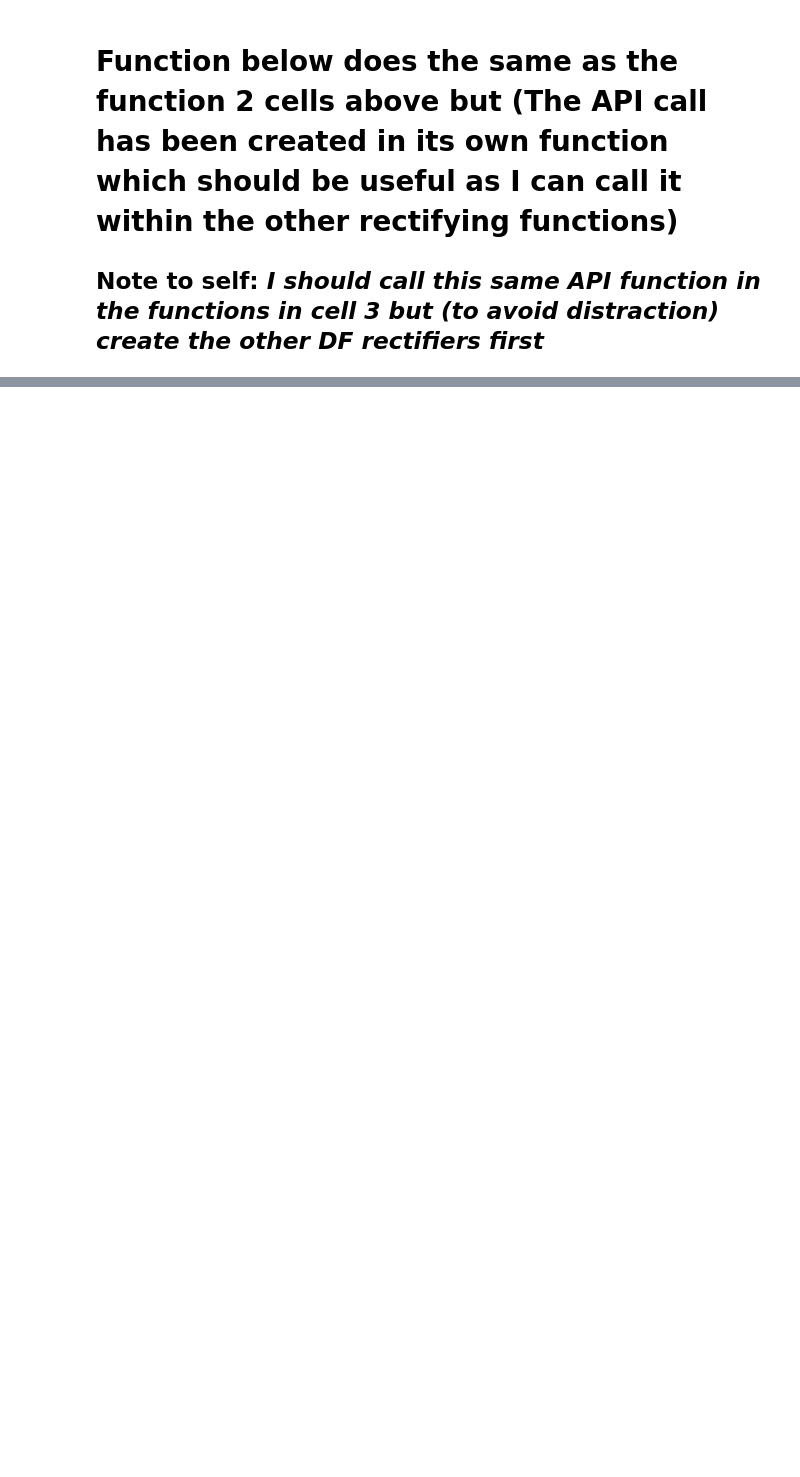
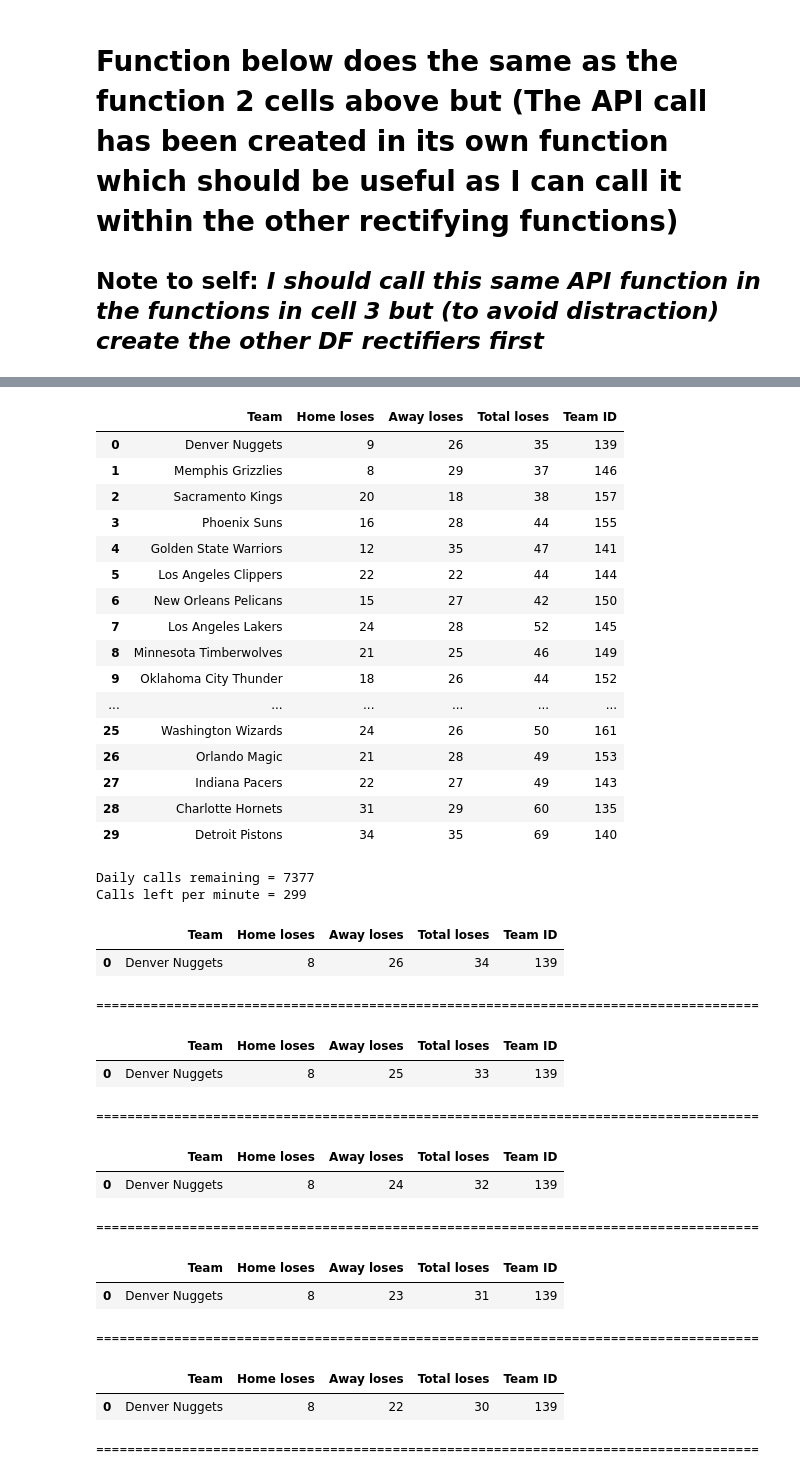
Before and after one commit to adeoyethomas/NBA_2022-2023, a Jupyter notebook: NBA_data.ipynb, the cells around one changed output, grey strips where cells are left out. Drawn from its saved outputs; the diff is of its cells as text; code cells hidden in the pictures; blank space fills up the shorter version.

Commit message:
df's rectified for regular season

```diff
--- a/NBA_data.ipynb
+++ b/NBA_data.ipynb
@@ -456,0 +577,80 @@ def games_won_rectifier(games_won_df):
+# %%
+def games_lost_rectifier(games_lost_df):
+
+    games_lost_df_reg =  games_lost_df.copy()
+    display(games_lost_df)
+# can make following...
+    for index, row in games_lost_df.iterrows():
+        t_id = str(row['Team ID'])
+        response = api_call(t_id, "https://v1.basketball.api-sports.io/games?league=12&season=2022-2023&team="+t_id+"&timezone=America/New_York")
+        games = json.loads(response.text)
+        game_lvl = games['response']
+#...into a function (Make a function for each of the API URLs )
+        for game in game_lvl:
+            game_date = dt.datetime.fromisoformat(game['date']).date()
+            if game_date < datetime(2022, 10, 18).date() or game_date > datetime(2023, 4, 9).date():
+                team_name = row['Team']
+                home_team = game["teams"]["home"]['name']
+                away_team = game["teams"]["away"]['name']
+                home_score = game["scores"]["home"]["total"]
+                away_score = game["scores"]["away"]["total"]
+                if (team_name in home_team) and (home_score < away_score):
+                    games_lost_df_reg.loc[index, "Home loses"] -= 1
+                    games_lost_df_reg.loc[index, "Total loses"] -= 1
+
+                    display(games_lost_df_reg[games_lost_df_reg['Team ID'] == int(t_id)])
+                elif (team_name in away_team) and (away_score < home_score):
+                    games_lost_df_reg.loc[index,"Away loses"] -= 1
+                    games_lost_df_reg.loc[index,"Total loses"] -= 1
+
+                    display(games_lost_df_reg[games_lost_df_reg['Team ID'] == int(t_id)])
+                else:
+                    continue
+            else:
+                continue
+
+            print('=====================================================================================')
+
+            # print('Daily calls remaining = ' + str(daily_calls_remaining))
+            # print('Calls left per minute = ' + str(perMinute_calls_remaining), '\n')
+        else:
+            continue
+        display(games_lost_df_reg)
+    return games_lost_df_reg
+# %%
+games_lost_df_reg = games_lost_rectifier(games_lost_df)
+# %% [output]
+|  | Team | Home loses | Away loses | Total loses | Team ID |
+| 0 | Denver Nuggets | 9 | 26 | 35 | 139 |
+| 1 | Memphis Grizzlies | 8 | 29 | 37 | 146 |
+| 2 | Sacramento Kings | 20 | 18 | 38 | 157 |
+| 3 | Phoenix Suns | 16 | 28 | 44 | 155 |
+| 4 | Golden State Warriors | 12 | 35 | 47 | 141 |
+| 5 | Los Angeles Clippers | 22 | 22 | 44 | 144 |
+| 6 | New Orleans Pelicans | 15 | 27 | 42 | 150 |
+| 7 | Los Angeles Lakers | 24 | 28 | 52 | 145 |
+| 8 | Minnesota Timberwolves | 21 | 25 | 46 | 149 |
+| 9 | Oklahoma City Thunder | 18 | 26 | 44 | 152 |
+| ... | ... | ... | ... | ... | ... |
+| 25 | Washington Wizards | 24 | 26 | 50 | 161 |
+| 26 | Orlando Magic | 21 | 28 | 49 | 153 |
+| 27 | Indiana Pacers | 22 | 27 | 49 | 143 |
+| 28 | Charlotte Hornets | 31 | 29 | 60 | 135 |
+| 29 | Detroit Pistons | 34 | 35 | 69 | 140 |
+Daily calls remaining = 7377
+Calls left per minute = 299
+|  | Team | Home loses | Away loses | Total loses | Team ID |
+| 0 | Denver Nuggets | 8 | 26 | 34 | 139 |
+=====================================================================================
+|  | Team | Home loses | Away loses | Total loses | Team ID |
+| 0 | Denver Nuggets | 8 | 25 | 33 | 139 |
+=====================================================================================
+|  | Team | Home loses | Away loses | Total loses | Team ID |
+| 0 | Denver Nuggets | 8 | 24 | 32 | 139 |
+=====================================================================================
+|  | Team | Home loses | Away loses | Total loses | Team ID |
+| 0 | Denver Nuggets | 8 | 23 | 31 | 139 |
+=====================================================================================
+|  | Team | Home loses | Away loses | Total loses | Team ID |
+| 0 | Denver Nuggets | 8 | 22 | 30 | 139 |
+=====================================================================================
```
Also changed, not shown: parts of 18 cells of this notebook.
